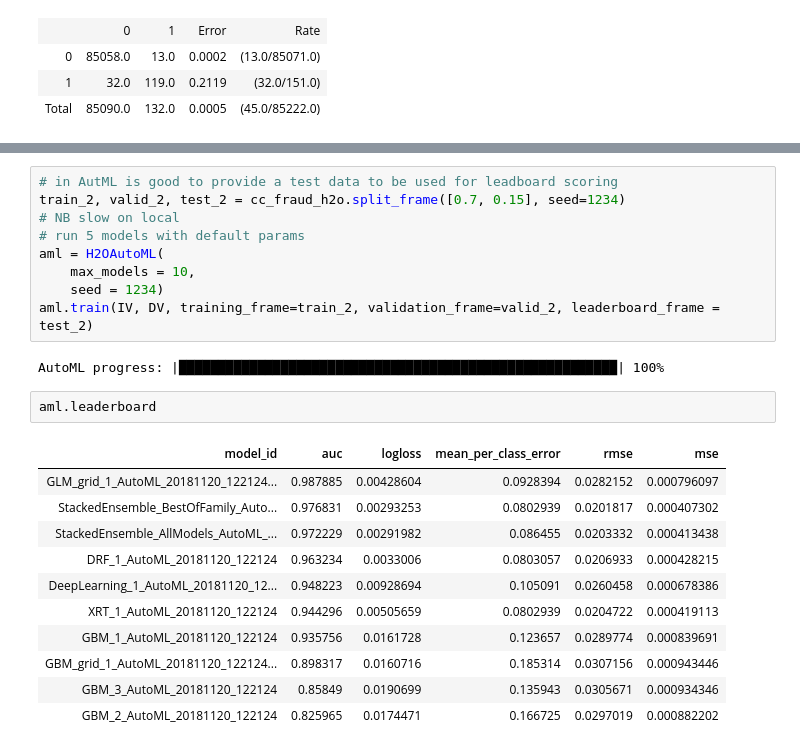
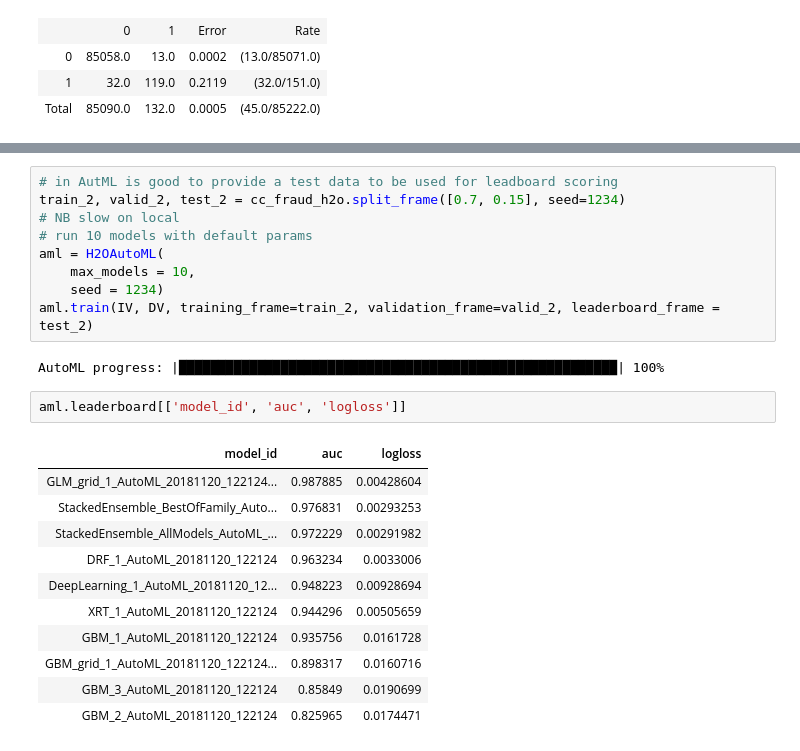
Before and after one commit to TeodoraVrabcheva/Credit_Card_Fraud_H2O, a Jupyter notebook: CC_Fraud.ipynb, the cells around one changed output, grey strips where cells are left out. Saved outputs shown, nothing was run; the diff lists cells and outputs as text.

```diff
--- a/CC_Fraud.ipynb
+++ b/CC_Fraud.ipynb
@@ -289,7 +290,7 @@ Loggistic regrssion AUC 0.979844825169, RF AUC 0.97164730629, GBM AUC 0.99075288
 # in AutML is good to provide a test data to be used for leadboard scoring
 train_2, valid_2, test_2 = cc_fraud_h2o.split_frame([0.7, 0.15], seed=1234)
 # NB slow on local
-# run 5 models with default params
+# run 10 models with default params
 aml = H2OAutoML(
     max_models = 10,
     seed = 1234)
@@ -297,16 +298,16 @@ aml.train(IV, DV, training_frame=train_2, validation_frame=valid_2, leaderboard_
 # %% [output]
 AutoML progress: |████████████████████████████████████████████████████████| 100%
 # %%
-aml.leaderboard
+aml.leaderboard[['model_id', 'auc', 'logloss']]
 # %% [output]
-| model_id | auc | logloss | mean_per_class_error | rmse | mse |
-| GLM_grid_1_AutoML_20181120_122124... | 0.987885 | 0.00428604 | 0.0928394 | 0.0282152 | 0.000796097 |
-| StackedEnsemble_BestOfFamily_Auto... | 0.976831 | 0.00293253 | 0.0802939 | 0.0201817 | 0.000407302 |
-| StackedEnsemble_AllModels_AutoML_... | 0.972229 | 0.00291982 | 0.086455 | 0.0203332 | 0.000413438 |
-| DRF_1_AutoML_20181120_122124 | 0.963234 | 0.0033006 | 0.0803057 | 0.0206933 | 0.000428215 |
-| DeepLearning_1_AutoML_20181120_12... | 0.948223 | 0.00928694 | 0.105091 | 0.0260458 | 0.000678386 |
-| XRT_1_AutoML_20181120_122124 | 0.944296 | 0.00505659 | 0.0802939 | 0.0204722 | 0.000419113 |
-| GBM_1_AutoML_20181120_122124 | 0.935756 | 0.0161728 | 0.123657 | 0.0289774 | 0.000839691 |
-| GBM_grid_1_AutoML_20181120_122124... | 0.898317 | 0.0160716 | 0.185314 | 0.0307156 | 0.000943446 |
-| GBM_3_AutoML_20181120_122124 | 0.85849 | 0.0190699 | 0.135943 | 0.0305671 | 0.000934346 |
-| GBM_2_AutoML_20181120_122124 | 0.825965 | 0.0174471 | 0.166725 | 0.0297019 | 0.000882202 |
+| model_id | auc | logloss |
+| GLM_grid_1_AutoML_20181120_122124... | 0.987885 | 0.00428604 |
+| StackedEnsemble_BestOfFamily_Auto... | 0.976831 | 0.00293253 |
+| StackedEnsemble_AllModels_AutoML_... | 0.972229 | 0.00291982 |
+| DRF_1_AutoML_20181120_122124 | 0.963234 | 0.0033006 |
+| DeepLearning_1_AutoML_20181120_12... | 0.948223 | 0.00928694 |
+| XRT_1_AutoML_20181120_122124 | 0.944296 | 0.00505659 |
+| GBM_1_AutoML_20181120_122124 | 0.935756 | 0.0161728 |
+| GBM_grid_1_AutoML_20181120_122124... | 0.898317 | 0.0160716 |
+| GBM_3_AutoML_20181120_122124 | 0.85849 | 0.0190699 |
+| GBM_2_AutoML_20181120_122124 | 0.825965 | 0.0174471 |
```
Also changed, not shown: parts of 4 cells of this notebook.
